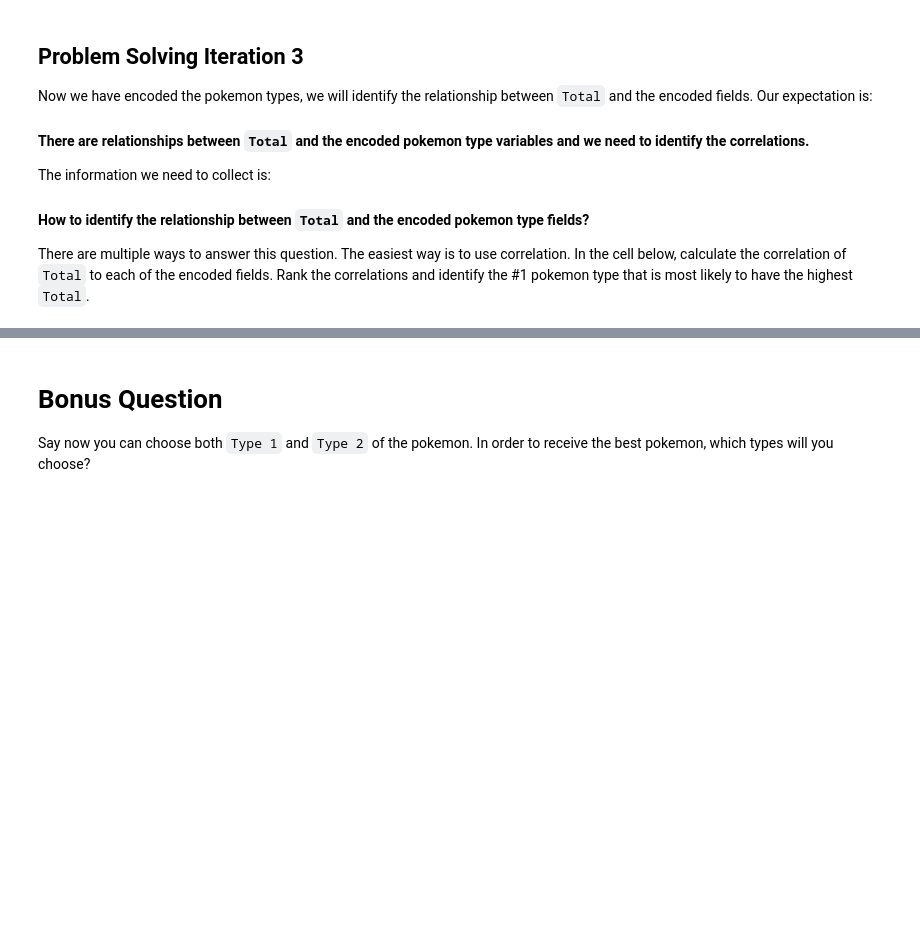
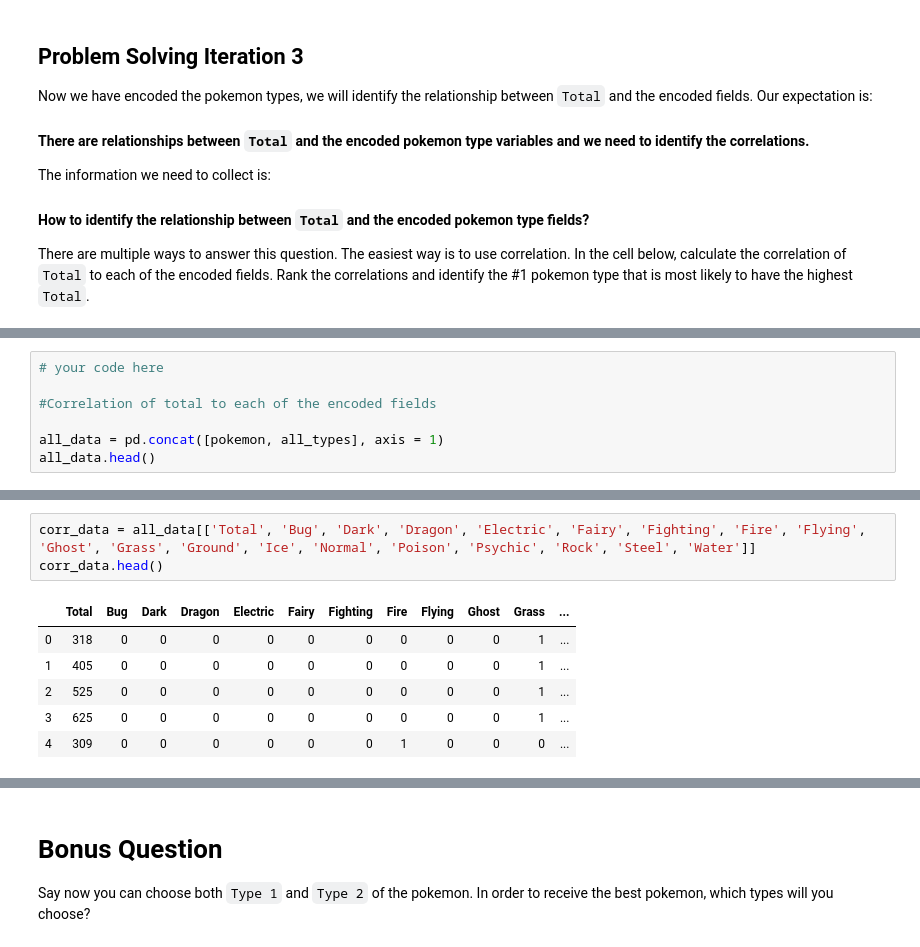
Before and after one commit to ta-datapt-bcn/lab-df-calculation-and-transformation, a Jupyter notebook: your-code/challenge-2.ipynb, the cells around one changed output, grey strips where cells are left out. Saved outputs shown, nothing was run; the diff lists cells and outputs as text; blank space fills up the shorter version.

```diff
--- a/your-code/challenge-2.ipynb
+++ b/your-code/challenge-2.ipynb
@@ -155,0 +154,7 @@ There are multiple ways to answer this question. The easiest way is to use corre
+# %%
+# your code here
+
+#Correlation of total to each of the encoded fields
+
+all_data = pd.concat([pokemon, all_types], axis = 1)
+all_data.head()
@@ -155,0 +168,10 @@ There are multiple ways to answer this question. The easiest way is to use corre
+# %%
+corr_data = all_data[['Total', 'Bug', 'Dark', 'Dragon', 'Electric', 'Fairy', 'Fighting', 'Fire', 'Flying', 'Ghost', 'Grass', 'Ground', 'Ice', 'Normal', 'Poison', 'Psychic', 'Rock', 'Steel', 'Water']]
+corr_data.head()
+# %% [output]
+|  | Total | Bug | Dark | Dragon | Electric | Fairy | Fighting | Fire | Flying | Ghost | Grass | ... |
+| 0 | 318 | 0 | 0 | 0 | 0 | 0 | 0 | 0 | 0 | 0 | 1 | ... |
+| 1 | 405 | 0 | 0 | 0 | 0 | 0 | 0 | 0 | 0 | 0 | 1 | ... |
+| 2 | 525 | 0 | 0 | 0 | 0 | 0 | 0 | 0 | 0 | 0 | 1 | ... |
+| 3 | 625 | 0 | 0 | 0 | 0 | 0 | 0 | 0 | 0 | 0 | 1 | ... |
+| 4 | 309 | 0 | 0 | 0 | 0 | 0 | 0 | 1 | 0 | 0 | 0 | ... |
```
Also changed, not shown: parts of 4 cells of this notebook.
